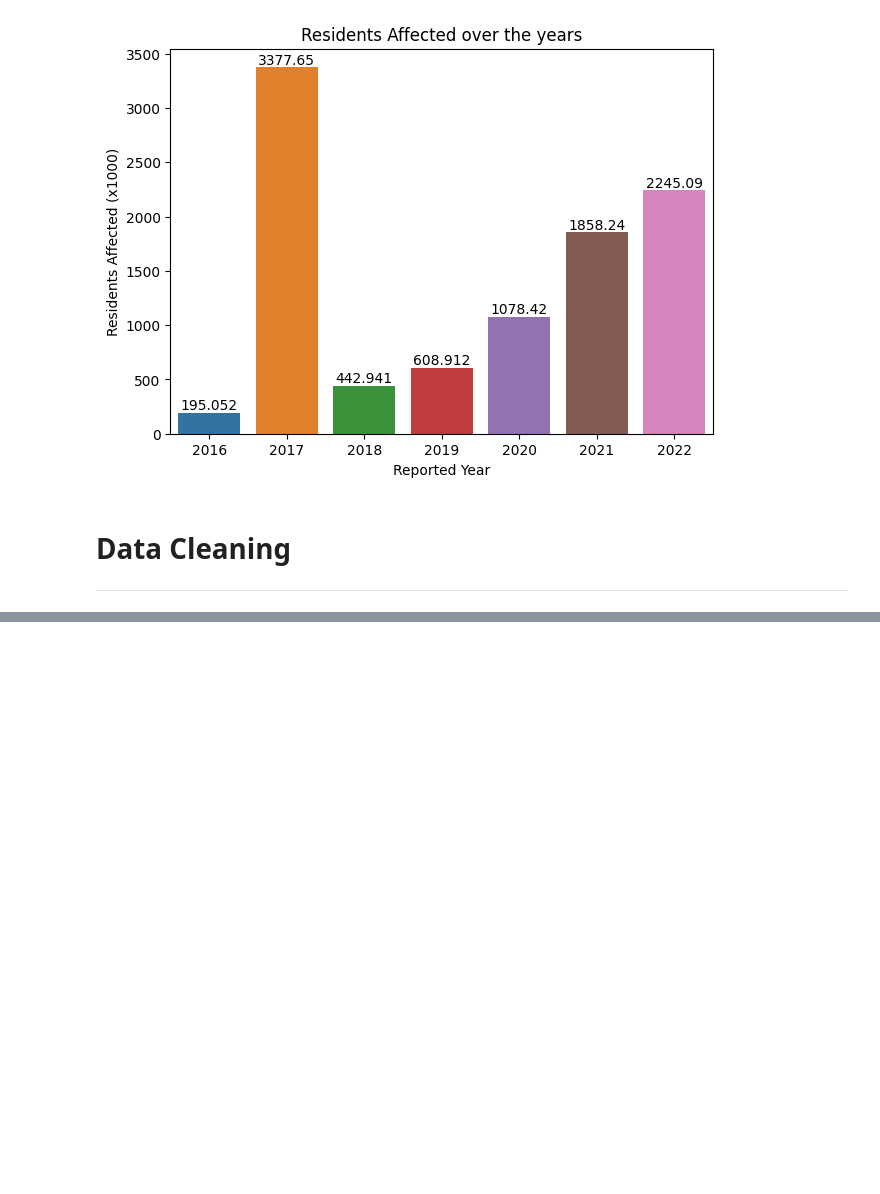
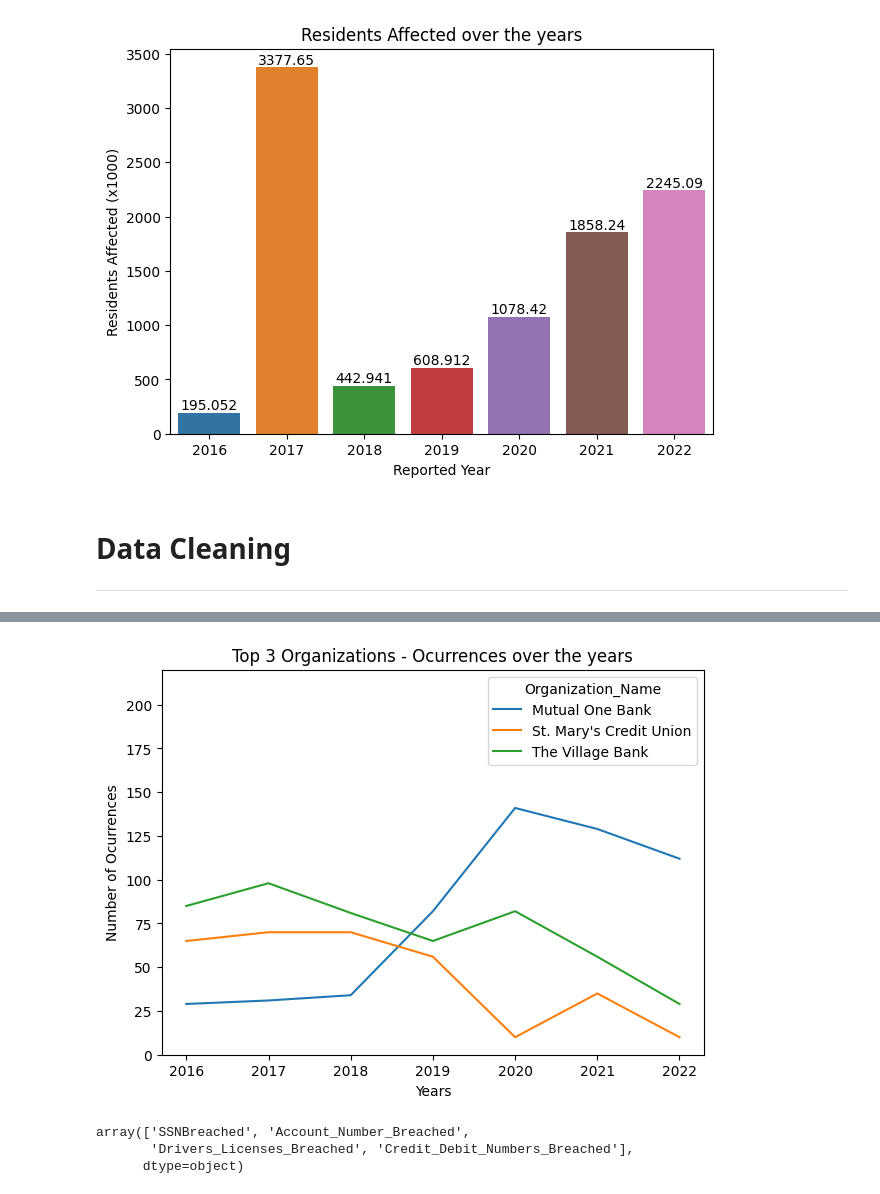
Before and after one commit to joncalle/AnalToolsDecMrk, a Jupyter notebook: DataBreach.ipynb, the cells around one changed output, grey strips where cells are left out. Saved outputs shown, nothing was run; the diff lists cells and outputs as text; code cells hidden in the pictures; blank space fills up the shorter version.

```diff
--- a/DataBreach.ipynb
+++ b/DataBreach.ipynb
@@ -375,0 +476,36 @@ plt.show()
+# %%
+# Answer 1 - Top 3 Organizations more Ocurrences and their trend over the years?
+# Creating a new dataset with the information we need (selection of columns, group, created a count column, filter for the top 3 organization) and create a plot that is easy to understand
+br_top_org_y = pd.DataFrame()
+br_top_org_y['Organization_Name'] = clean_br.Organization_Name
+br_top_org_y['Reported_Year'] = clean_br.Reported_Year
+br_top_org_y['Assigned_Breach_Number'] = clean_br.Assigned_Breach_Number
+br_top_org_y_plot = br_top_org_y.groupby(['Organization_Name','Reported_Year'])['Assigned_Breach_Number'].count()
+br_top_org_y_plot = br_top_org_y_plot.to_frame(name='Count_qtd').reset_index()
+br_top_org_y_plot = br_top_org_y_plot[(br_top_org_y_plot["Organization_Name"] == "Mutual One Bank" ) + (br_top_org_y_plot["Organization_Name"] == "The Village Bank") + (br_top_org_y_plot["Organization_Name"] == "St. Mary's Credit Union")]
+
+plt.figure(figsize=(7,5))
+ax=sns.lineplot(x=br_top_org_y_plot['Reported_Year'],
+                y=br_top_org_y_plot['Count_qtd'],
+                hue=br_top_org_y_plot['Organization_Name'],
+                legend=True)
+ax.set_ylim([0, 220])
+plt.xlabel("Years")
+plt.ylabel("Number of Ocurrences")
+plt.title('Top 3 Organizations - Ocurrences over the years')
+plt.show()
+# %% [output]
+[figure, added]
+# %%
+# Answer 2 - What type of data stolen through presents the greatest growth over the years?
+# Creating a new dataset with the information we need and also verifying the distinct sentences to transform them and create a plot that is easy to understand
+clean_br_plot = clean_br.iloc[:, 7:11]
+clean_br_plot['Assigned_Breach_Number'] = clean_br.Assigned_Breach_Number
+clean_br_plot['Reported_Year'] = clean_br.Reported_Year
+clean_br_plot = clean_br_plot.melt(id_vars=["Assigned_Breach_Number",'Reported_Year'], var_name="Data_breached", value_name="Value").reset_index(drop=True)
+clean_br_plot = clean_br_plot[clean_br_plot['Value']=='Yes']
+clean_br_plot['Data_breached'].unique()
+# %% [output]
+array(['SSNBreached', 'Account_Number_Breached',
+       'Drivers_Licenses_Breached', 'Credit_Debit_Numbers_Breached'],
+      dtype=object)
```
Also changed, not shown: parts of 12 cells of this notebook.
